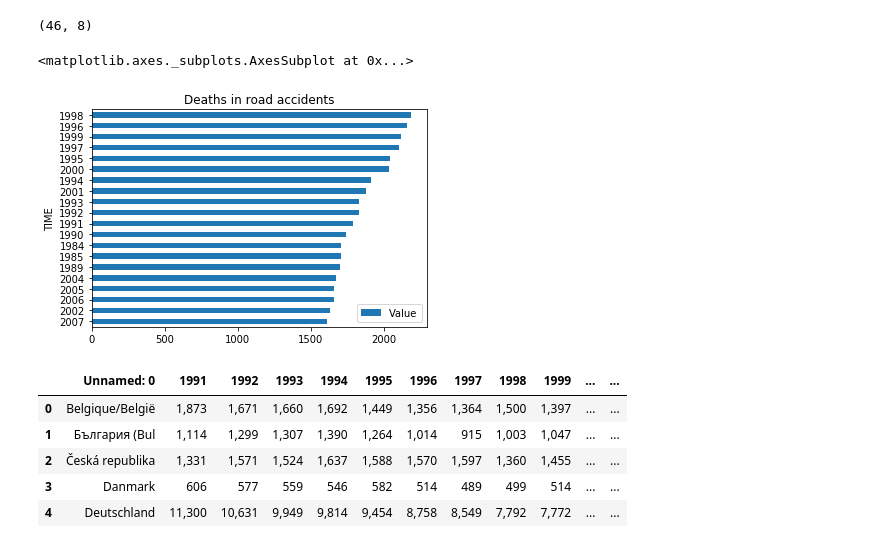
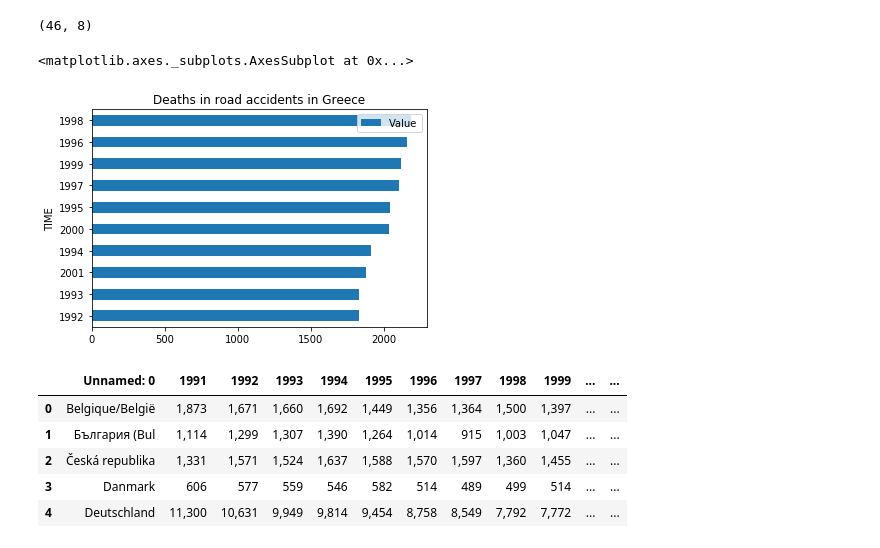
Before and after one commit to chrgavalas/data-projects, a Jupyter notebook: code/project3/Road Accidents in Greece.ipynb, the cells around one changed output. Drawn from its saved outputs; the diff is of its cells as text; code cells hidden in the pictures.

```diff
--- a/code/project3/Road Accidents in Greece.ipynb
+++ b/code/project3/Road Accidents in Greece.ipynb
@@ -25,2 +7,2 @@ Name: LOCATION, dtype: int64
 # %%
-df_greece = df[df['LOCATION'] == 'GRC']
+df_gre = df[df['LOCATION'] == 'GRC']
@@ -29 +9,3 @@ df_greece2 =  df_greece[df_greece['MEASURE'] == 'NBR']
+# %%
+df_gre2 =  df_gre[df_gre['MEASURE'] == 'NBR']
 # %%
@@ -51 +31,3 @@ df_greece3 = df_greece2[df_greece2['SUBJECT'] == 'DEATH']
+# %%
+df_gre3 = df_gre2[df_gre2['SUBJECT'] == 'DEATH']
 # %%
@@ -56,7 +38,7 @@ df_greece3.shape
 import matplotlib
 %matplotlib inline
 # %%
-df_greece3.sort_values(by='Value', ascending=True).tail(20).plot(kind='barh', y='Value', x='TIME', title='Deaths in road accidents')
+df_gre3.sort_values(by='Value', ascending=True).tail(10).plot(kind='barh', y='Value', x='TIME', title='Deaths in road accidents in Greece')
 # %% [output]
 <matplotlib.axes._subplots.AxesSubplot at 0x...>
-[figure, old version]
+[figure, new version]
```
Also changed, not shown: parts of 83 cells of this notebook, 11 other files.
